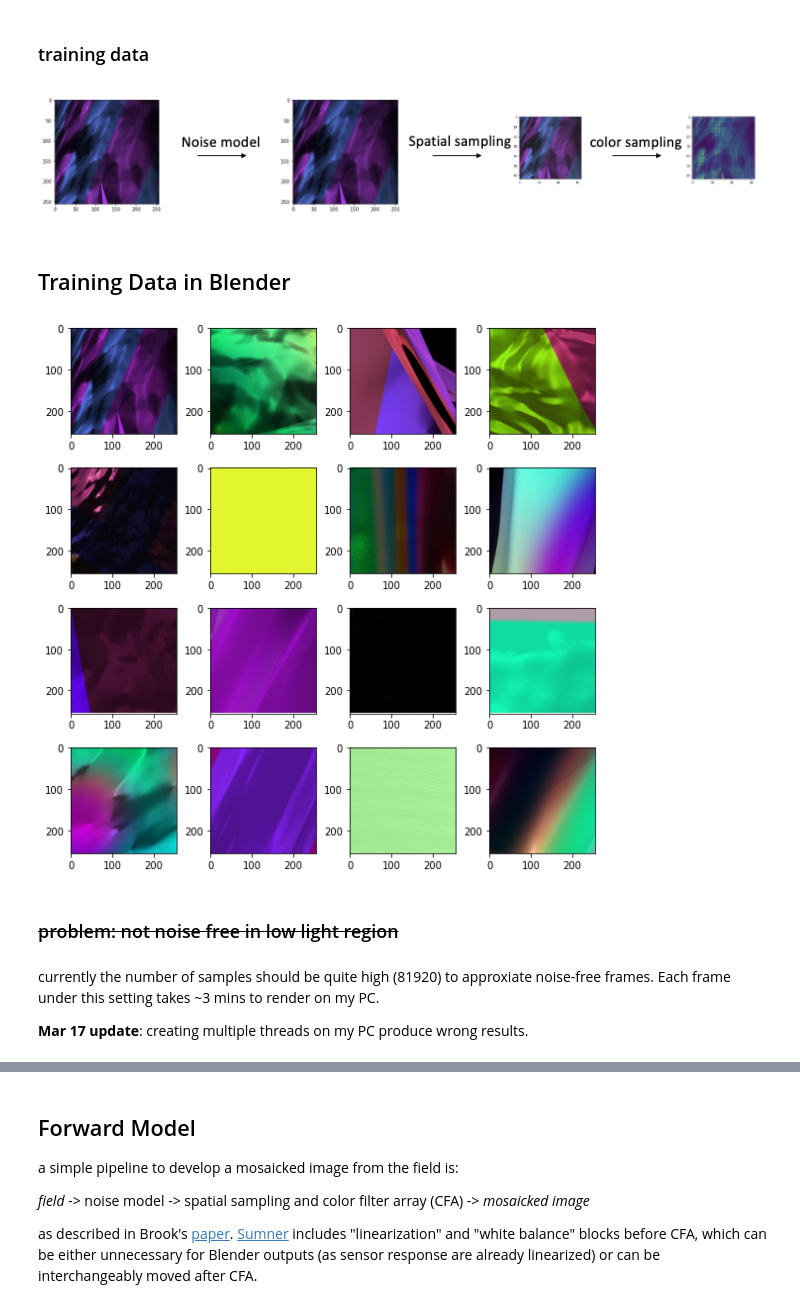
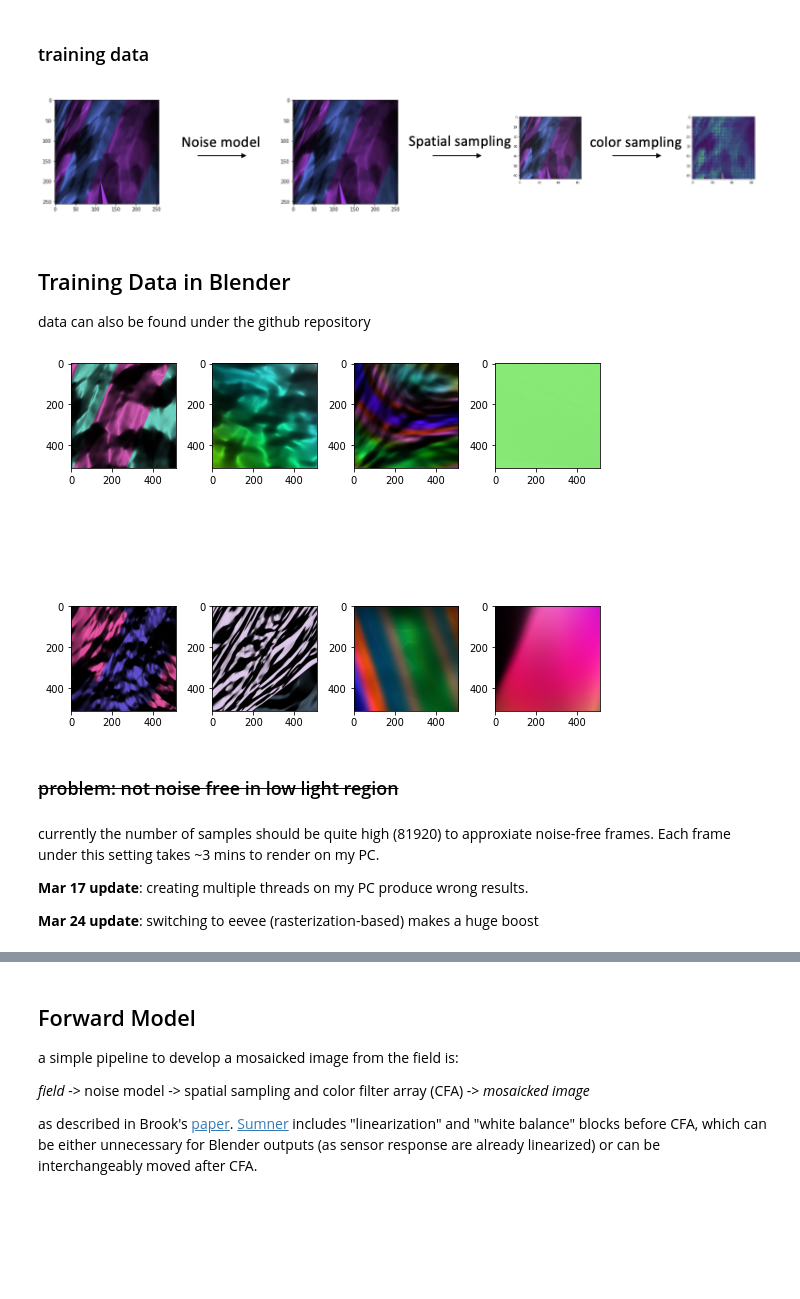
Before and after one commit to cianhwang/TrainingDataSynthesis, a Jupyter notebook: TrainingDataForDemosaicking.ipynb, the cells around one changed output, grey strips where cells are left out. Cells and saved outputs as stored; diff of their text form; code cells hidden in the pictures; blank space fills up the shorter version.

```diff
--- a/TrainingDataForDemosaicking.ipynb
+++ b/TrainingDataForDemosaicking.ipynb
@@ -57,4 +57,6 @@ $$\hat{J}_{comp} = f^D(I_{comp})$$
 ![Screen Shot 2021-03-22 at 5.09.08 PM.png](embedded-picture-1)
 # %% [markdown]
 ## Training Data in Blender
+
+data can also be found under the github repository
 # %%
@@ -77,20 +79,22 @@ def load_exr(path):
     img = cv2.cvtColor(img, cv2.COLOR_BGR2RGB)
     return img
 # %%
-m, n = 4, 4
+m, n = 2, 4
 fig, ax = plt.subplots(m, n, figsize = (8, 8))
 for i in range(m):
     for j in range(n):
         img = load_exr("scene{:04d}/Image/Image0001.exr".format(i * n + j))
         ax[i][j].imshow(img/img.max())
 plt.tight_layout()
 plt.show()
 # %% [output]
-[figure, old version]
+[figure, new version]
 # %% [markdown]
 ### ~~problem: not noise free in low light region~~
 # %% [markdown]
 currently the number of samples should be quite high (81920) to approxiate noise-free frames. Each frame under this setting takes ~3 mins to render on my PC.
 
 **Mar 17 update**: creating multiple threads on my PC produce wrong results.
+
+**Mar 24 update**: switching to eevee (rasterization-based) makes a huge boost
 # %%
```
Also changed, not shown: parts of 33 cells of this notebook.
